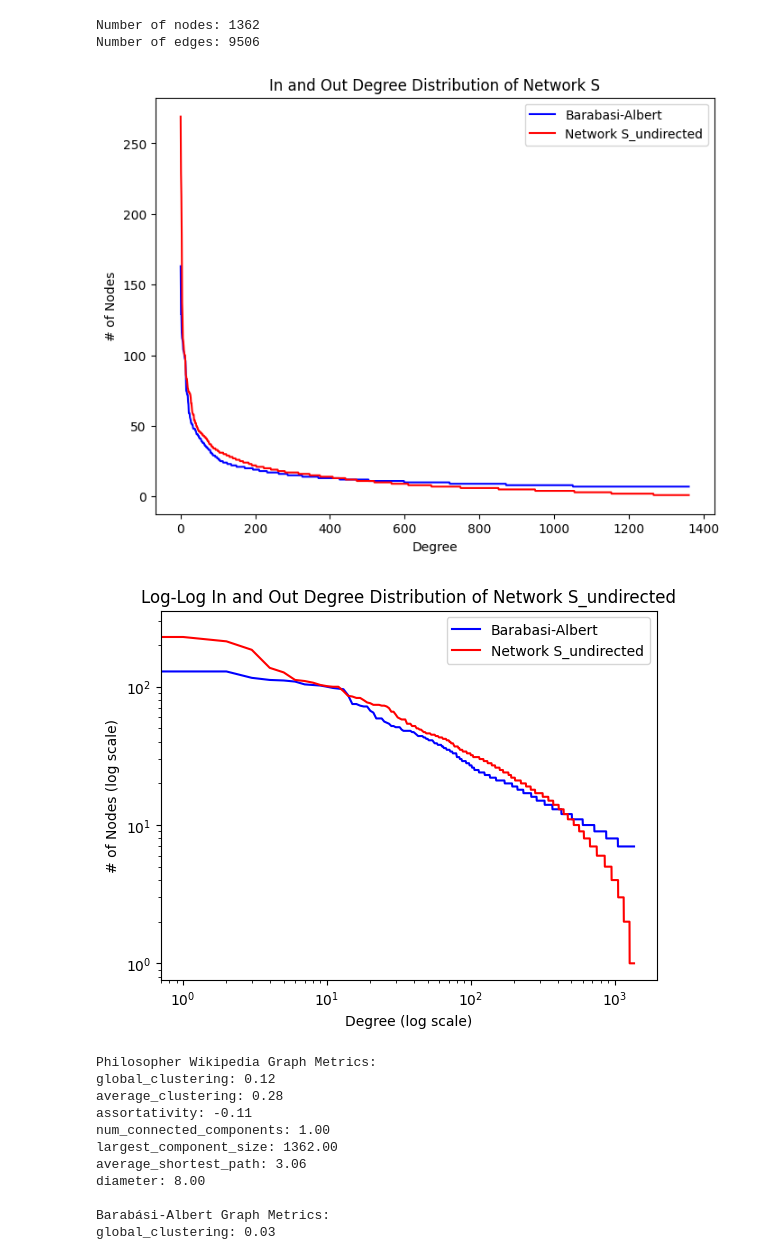
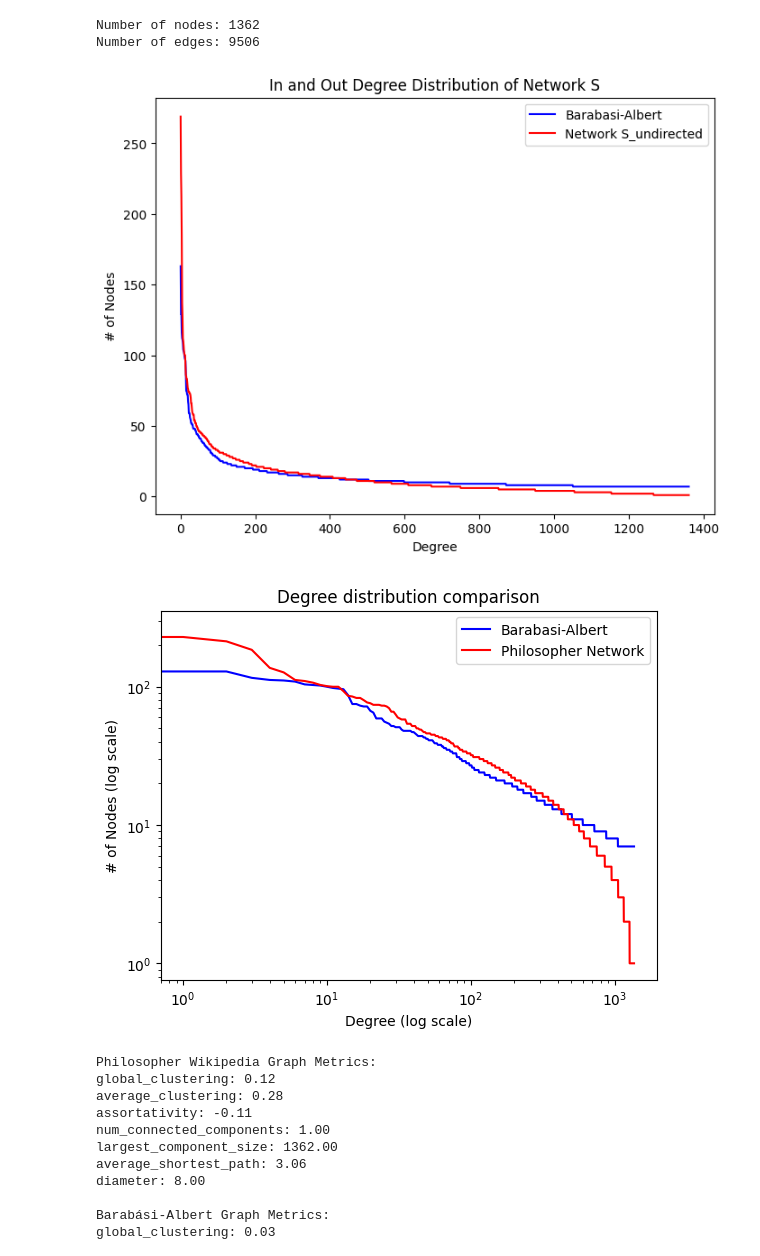
Before and after one commit to medonimario/social-graphs-interactions-2024, a Jupyter notebook: 2_network_metrics.ipynb, the cells around one changed output. Cells and saved outputs as stored; diff of their text form; code cells hidden in the pictures.

```diff
--- a/2_network_metrics.ipynb
+++ b/2_network_metrics.ipynb
@@ -141,34 +139,34 @@ Number of edges: 9506
 # %%
 # Plotting the degree distributions
 degree_sequence_F_BA = sorted([d for n, d in F_BA.degree()], reverse=True)
 degree_sequence_S_undirected = sorted([d for n, d in S_undirected.degree()], reverse=True)
 
 ## Plot setup
 plt.figure(figsize=(8, 6))
 
 ## Plotting the degree distribution as a linear plot
 plt.plot(degree_sequence_F_BA, 'b-', label='Barabasi-Albert')
 plt.plot(degree_sequence_S_undirected, 'r-', label='Network S_undirected')
 
 plt.xlabel('Degree')
 plt.ylabel('# of Nodes')
 plt.title('In and Out Degree Distribution of Network S')
 plt.legend()
 plt.show()
 
 
 ## Plotting the degree distribution as a log-log plot
 plt.loglog(degree_sequence_F_BA, 'b-', label='Barabasi-Albert')
-plt.loglog(degree_sequence_S_undirected, 'r-', label='Network S_undirected')
+plt.loglog(degree_sequence_S_undirected, 'r-', label='Philosopher Network')
 
 plt.xlabel('Degree (log scale)')
 plt.ylabel('# of Nodes (log scale)')
-plt.title('Log-Log In and Out Degree Distribution of Network S_undirected')
+plt.title('Degree distribution comparison')
 plt.legend()
 plt.show()
 # %% [output]
 [figure]
-[figure, old version]
+[figure, new version]
 # %%
 # Compute metrics for both graphs
 wiki_metrics = compute_network_metrics(S_undirected)
```
Also changed, not shown: parts of 1 cell of this notebook.
